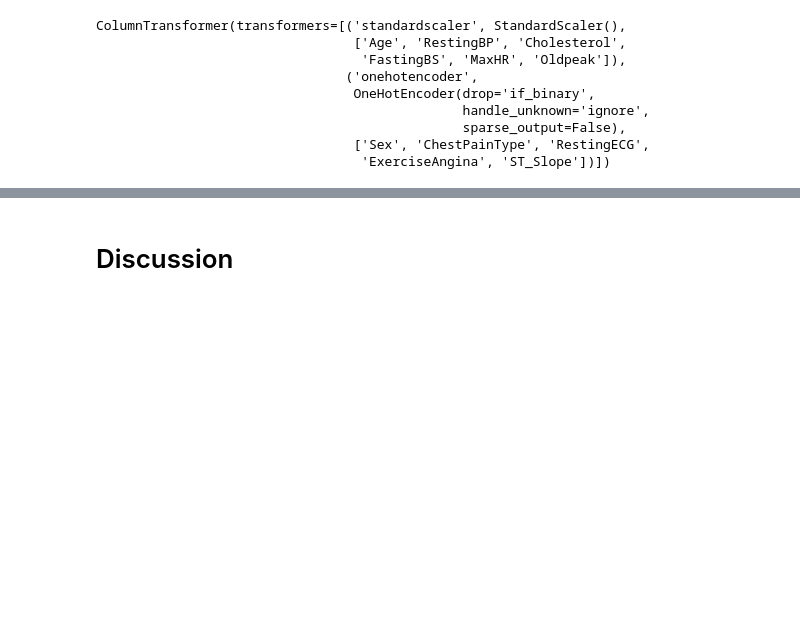
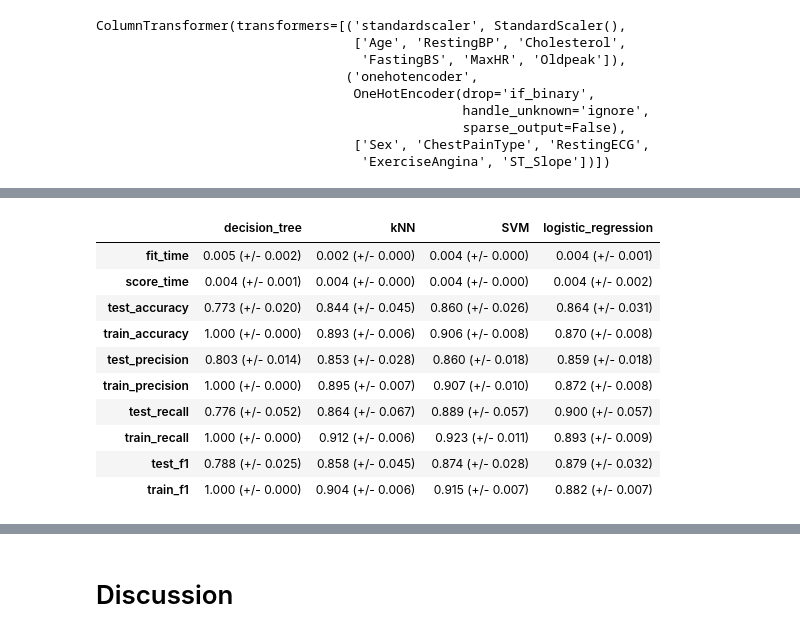
Before and after one commit to EricYangg/Heart-Failure-Classification, a Jupyter notebook: heart_disease_analysis.ipynb, the cells around one changed output, grey strips where cells are left out. Cells and saved outputs as stored; diff of their text form; code cells hidden in the pictures; blank space fills up the shorter version.

Commit message:
Completed initial analysis of models

```diff
--- a/heart_disease_analysis.ipynb
+++ b/heart_disease_analysis.ipynb
@@ -236,0 +252,57 @@ cross_val_results['dummy']
+# %%
+# Taken from MDS-571-lab2 code
+def mean_std_cross_val_scores(model, X_train, y_train, **kwargs):
+    """
+    Returns mean and std of cross validation
+
+    Parameters
+    ----------
+    model :
+        scikit-learn model
+    X_train : numpy array or pandas DataFrame
+        X in the training data
+    y_train :
+        y in the training data
+
+    Returns
+    ----------
+        pandas Series with mean scores from cross_validation
+    """
+
+    scores = cross_validate(model, X_train, y_train, **kwargs)
+
+    mean_scores = pd.DataFrame(scores).mean()
+    std_scores = pd.DataFrame(scores).std()
+    out_col = []
+
+    for i in range(len(mean_scores)):
+        out_col.append((f"%0.3f (+/- %0.3f)" % (mean_scores.iloc[i], std_scores.iloc[i])))
+
+    return pd.Series(data=out_col, index=mean_scores.index)
+# %%
+results_dict = {}
+
+for estimator in models:
+    results_dict[estimator] = mean_std_cross_val_scores(
+        build_pipe(models[estimator]),
+        X_train,
+        y_train,
+        cv=5,
+        return_train_score=True,
+        scoring=classification_metrics
+    )
+    results_df = pd.DataFrame(results_dict)
+
+results_df
+# %% [output]
+|  | decision_tree | kNN | SVM | logistic_regression |
+| fit_time | 0.005 (+/- 0.002) | 0.002 (+/- 0.000) | 0.004 (+/- 0.000) | 0.004 (+/- 0.001) |
+| score_time | 0.004 (+/- 0.001) | 0.004 (+/- 0.000) | 0.004 (+/- 0.000) | 0.004 (+/- 0.002) |
+| test_accuracy | 0.773 (+/- 0.020) | 0.844 (+/- 0.045) | 0.860 (+/- 0.026) | 0.864 (+/- 0.031) |
+| train_accuracy | 1.000 (+/- 0.000) | 0.893 (+/- 0.006) | 0.906 (+/- 0.008) | 0.870 (+/- 0.008) |
+| test_precision | 0.803 (+/- 0.014) | 0.853 (+/- 0.028) | 0.860 (+/- 0.018) | 0.859 (+/- 0.018) |
+| train_precision | 1.000 (+/- 0.000) | 0.895 (+/- 0.007) | 0.907 (+/- 0.010) | 0.872 (+/- 0.008) |
+| test_recall | 0.776 (+/- 0.052) | 0.864 (+/- 0.067) | 0.889 (+/- 0.057) | 0.900 (+/- 0.057) |
+| train_recall | 1.000 (+/- 0.000) | 0.912 (+/- 0.006) | 0.923 (+/- 0.011) | 0.893 (+/- 0.009) |
+| test_f1 | 0.788 (+/- 0.025) | 0.858 (+/- 0.045) | 0.874 (+/- 0.028) | 0.879 (+/- 0.032) |
+| train_f1 | 1.000 (+/- 0.000) | 0.904 (+/- 0.006) | 0.915 (+/- 0.007) | 0.882 (+/- 0.007) |
```
Also changed, not shown: parts of 5 cells of this notebook.
